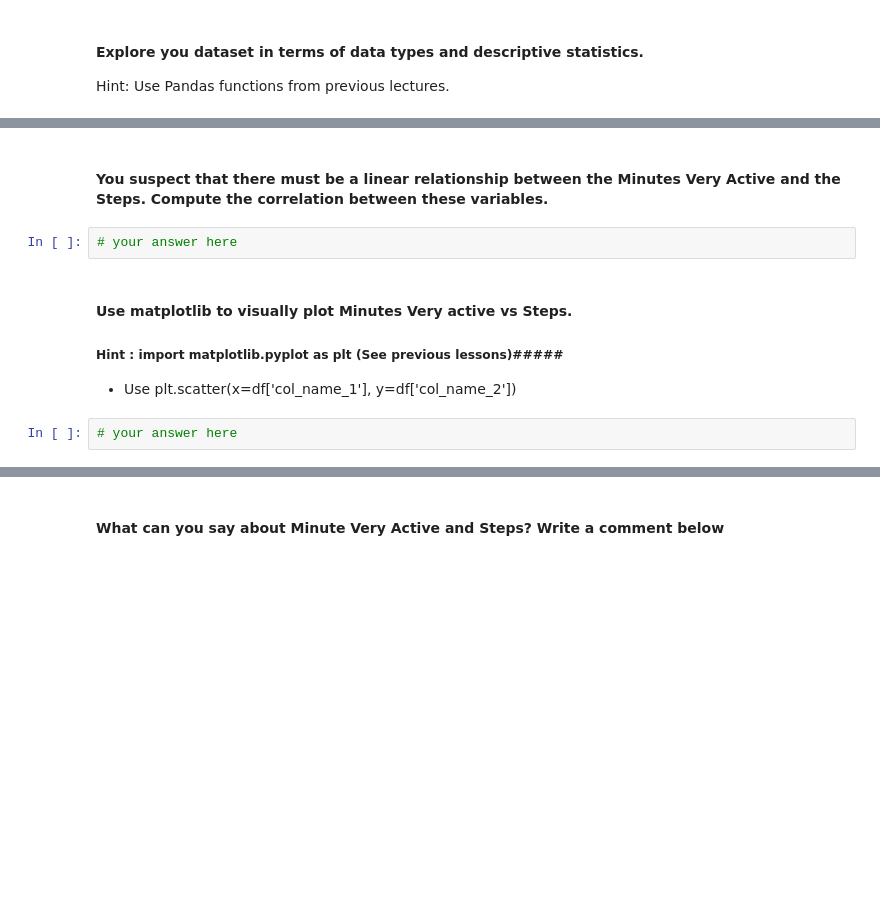
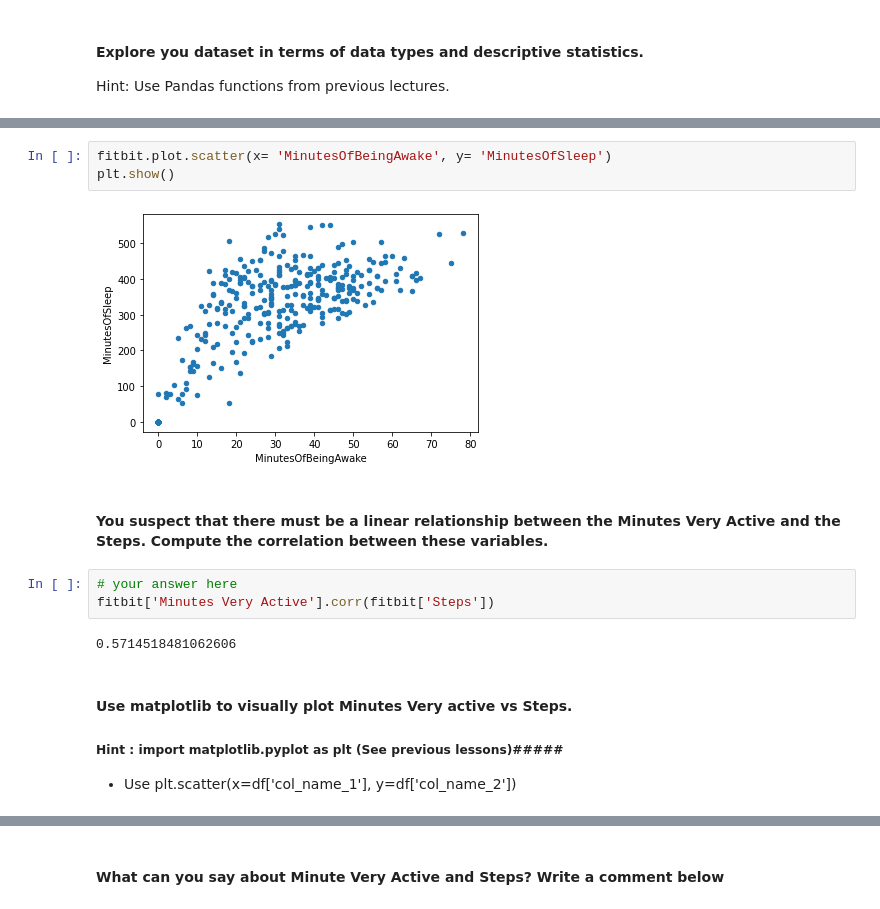
Before and after one commit to ta-data-lis/lab-pivot-table-and-correlation, a Jupyter notebook: your_code/main.ipynb, the cells around one changed output, grey strips where cells are left out. Cells and saved outputs as stored; diff of their text form; blank space fills up the shorter version.

```diff
--- a/your_code/main.ipynb
+++ b/your_code/main.ipynb
@@ -146,11 +237,17 @@ Hint: Use Pandas functions from previous lectures.
+# %%
+fitbit.plot.scatter(x= 'MinutesOfBeingAwake', y= 'MinutesOfSleep')
+plt.show()
+# %% [output]
+[figure, added]
 # %% [markdown]
 #### You suspect that there must be a linear relationship between the Minutes Very Active and the Steps. Compute the correlation between these variables.
 # %%
 # your answer here
+fitbit['Minutes Very Active'].corr(fitbit['Steps'])
+# %% [output]
+0.5714518481062606
 # %% [markdown]
 #### Use matplotlib to visually plot Minutes Very active vs Steps.
 
 ##### Hint : import matplotlib.pyplot as plt (See previous lessons)#####
 - Use plt.scatter(x=df['col_name_1'], y=df['col_name_2'])
-# %%
-# your answer here
```
Also changed, not shown: parts of 26 cells of this notebook.
